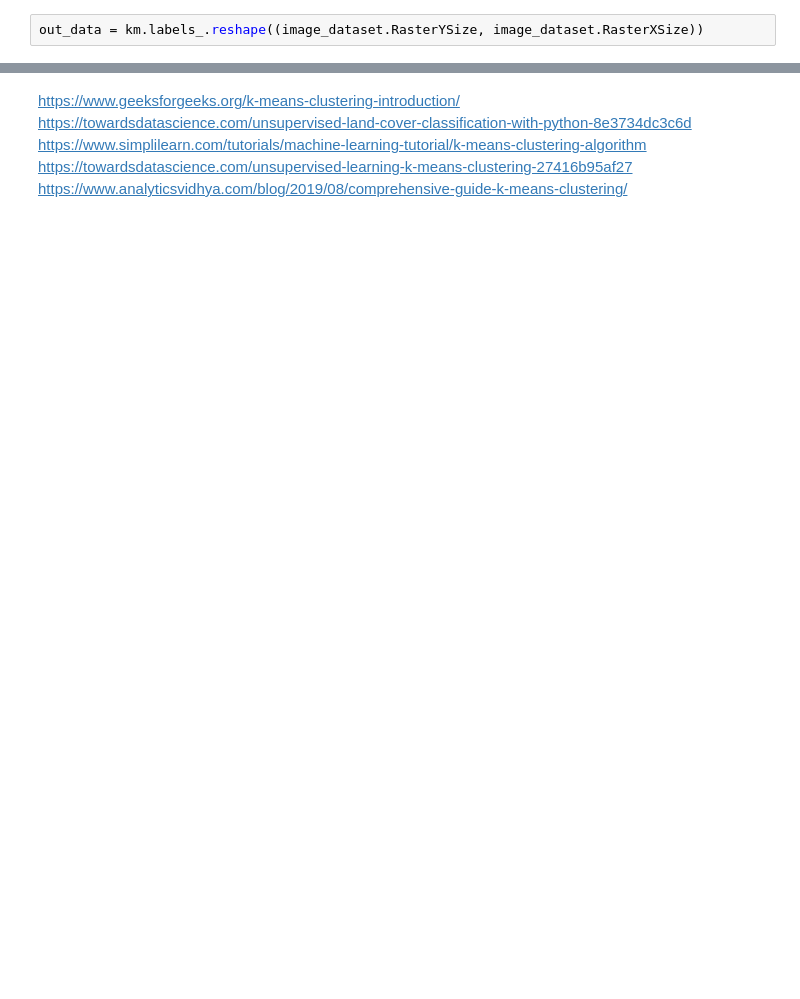
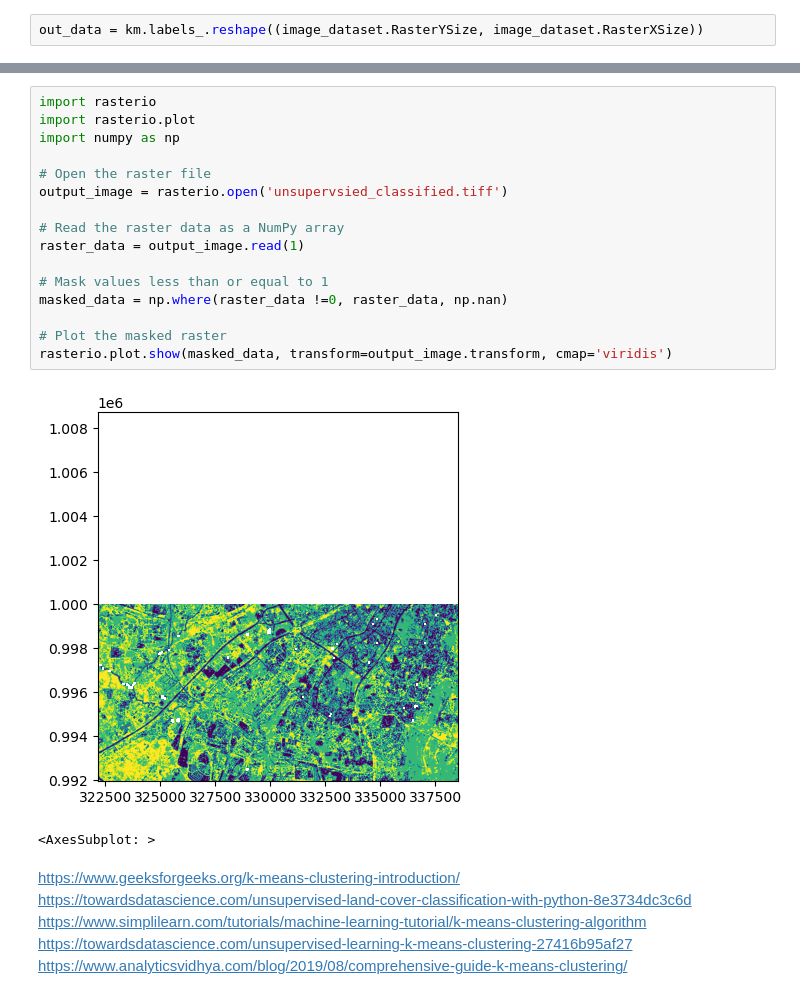
Before and after one commit to SammyGIS/mini_project, a Jupyter notebook: geoai/unsupervised_classification_ml.ipynb, the cells around one changed output, grey strips where cells are left out. Saved outputs shown, nothing was run; the diff lists cells and outputs as text; blank space fills up the shorter version.

```diff
--- a/geoai/unsupervised_classification_ml.ipynb
+++ b/geoai/unsupervised_classification_ml.ipynb
@@ -69,5 +78,24 @@ classified_data.GetRasterBand(1).SetNoDataValue(-9999.0)
 classified_data.GetRasterBand(1).WriteArray(out_data)
 classified_data=None
+# %%
+import rasterio
+import rasterio.plot
+import numpy as np
+
+# Open the raster file
+output_image = rasterio.open('unsupervsied_classified.tiff')
+
+# Read the raster data as a NumPy array
+raster_data = output_image.read(1)
+
+# Mask values less than or equal to 1
+masked_data = np.where(raster_data !=0, raster_data, np.nan)
+
+# Plot the masked raster
+rasterio.plot.show(masked_data, transform=output_image.transform, cmap='viridis')
+# %% [output]
+[figure, added]
+<AxesSubplot: >
 # %% [markdown]
 https://www.geeksforgeeks.org/k-means-clustering-introduction/
 https://towardsdatascience.com/unsupervised-land-cover-classification-with-python-8e3734dc3c6d
```
Also changed, not shown: parts of 6 cells of this notebook, 6 other files.
